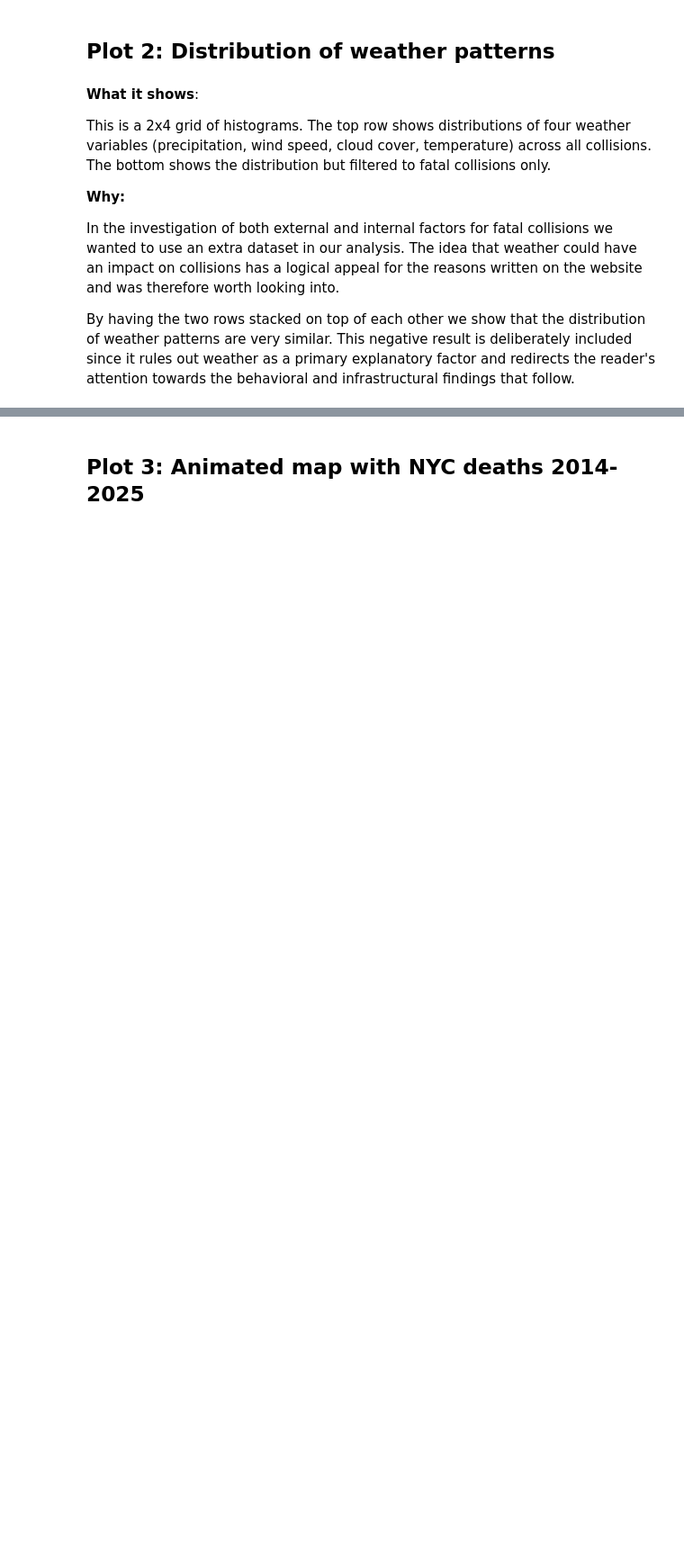
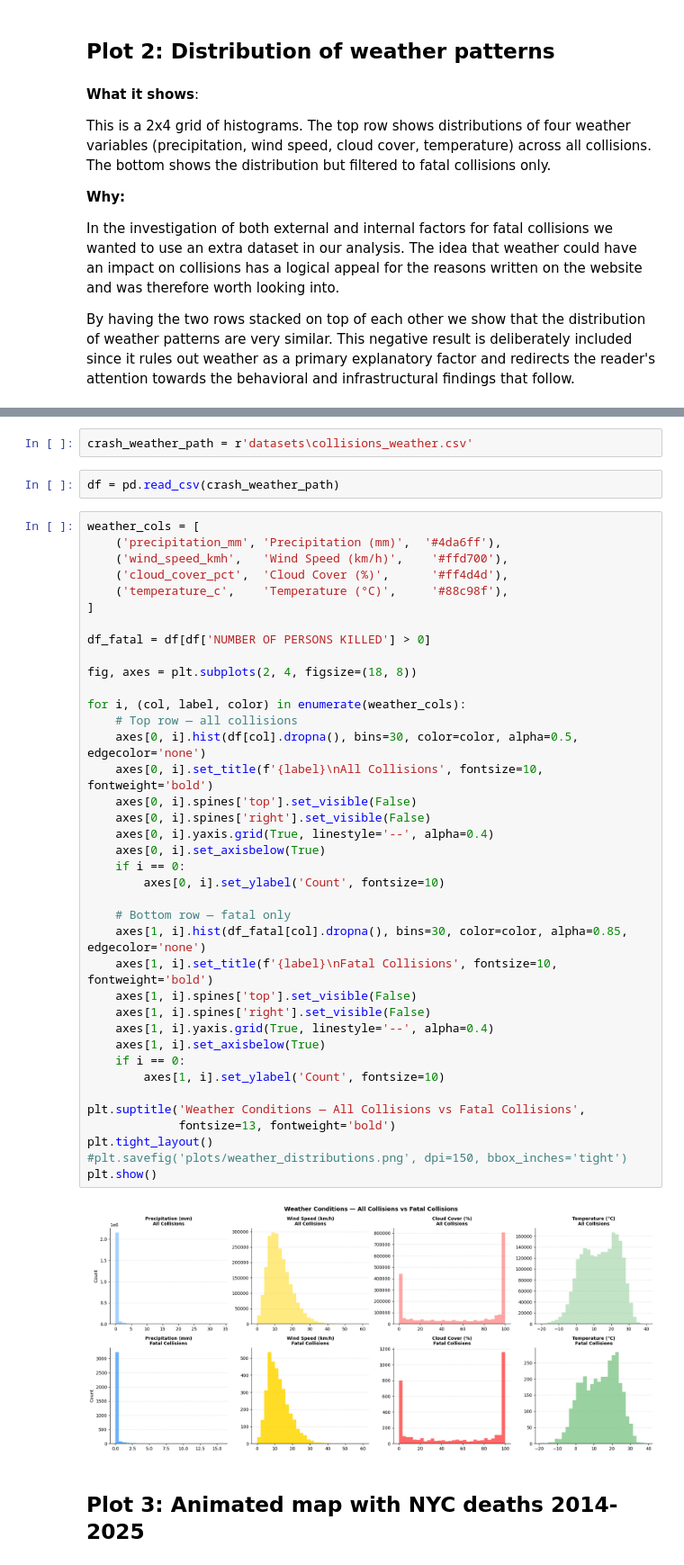
Before and after one commit to bonluc/02806_social_data_analysis_project, a Jupyter notebook: explainer_notebook.ipynb, the cells around one changed output, grey strips where cells are left out. Shown at 90% size. Cells and saved outputs as stored; diff of their text form; blank space fills up the shorter version.

```diff
--- a/explainer_notebook.ipynb
+++ b/explainer_notebook.ipynb
@@ -2544,3 +2614,47 @@ findings that follow.
+# %%
+crash_weather_path = r'datasets\collisions_weather.csv'
+# %%
+df = pd.read_csv(crash_weather_path)
+# %%
+weather_cols = [
+    ('precipitation_mm', 'Precipitation (mm)',  '#4da6ff'),
+    ('wind_speed_kmh',   'Wind Speed (km/h)',    '#ffd700'),
+    ('cloud_cover_pct',  'Cloud Cover (%)',      '#ff4d4d'),
+    ('temperature_c',    'Temperature (°C)',     '#88c98f'),
+]
+
+df_fatal = df[df['NUMBER OF PERSONS KILLED'] > 0]
+
+fig, axes = plt.subplots(2, 4, figsize=(18, 8))
+
+for i, (col, label, color) in enumerate(weather_cols):
+    # Top row — all collisions
+    axes[0, i].hist(df[col].dropna(), bins=30, color=color, alpha=0.5, edgecolor='none')
+    axes[0, i].set_title(f'{label}\nAll Collisions', fontsize=10, fontweight='bold')
+    axes[0, i].spines['top'].set_visible(False)
+    axes[0, i].spines['right'].set_visible(False)
+    axes[0, i].yaxis.grid(True, linestyle='--', alpha=0.4)
+    axes[0, i].set_axisbelow(True)
+    if i == 0:
+        axes[0, i].set_ylabel('Count', fontsize=10)
+
+    # Bottom row — fatal only
+    axes[1, i].hist(df_fatal[col].dropna(), bins=30, color=color, alpha=0.85, edgecolor='none')
+    axes[1, i].set_title(f'{label}\nFatal Collisions', fontsize=10, fontweight='bold')
+    axes[1, i].spines['top'].set_visible(False)
+    axes[1, i].spines['right'].set_visible(False)
+    axes[1, i].yaxis.grid(True, linestyle='--', alpha=0.4)
+    axes[1, i].set_axisbelow(True)
+    if i == 0:
+        axes[1, i].set_ylabel('Count', fontsize=10)
+
+plt.suptitle('Weather Conditions — All Collisions vs Fatal Collisions',
+             fontsize=13, fontweight='bold')
+plt.tight_layout()
+#plt.savefig('plots/weather_distributions.png', dpi=150, bbox_inches='tight')
+plt.show()
+# %% [output]
+[figure, added]
 # %% [markdown]
 ## Plot 3: Animated map with NYC deaths 2014-2025
 # %% [markdown]
```
Also changed, not shown: parts of 24 cells of this notebook.
